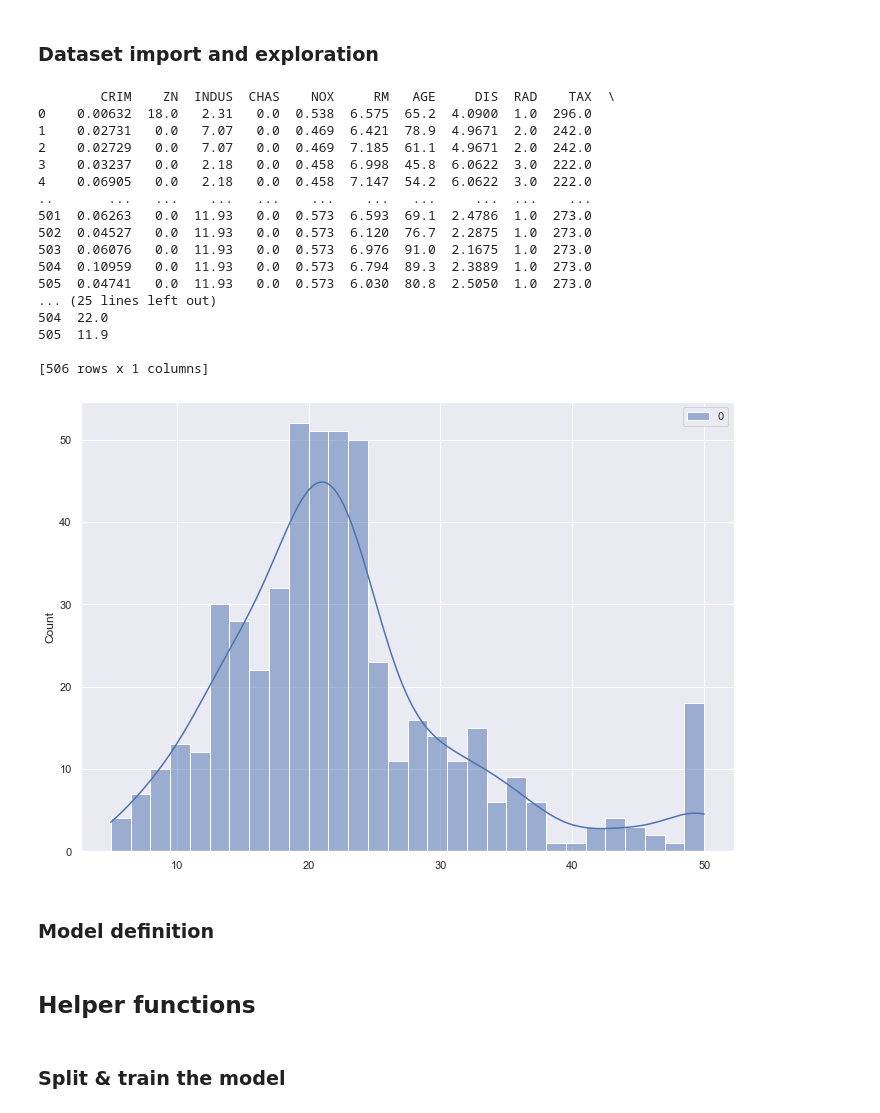
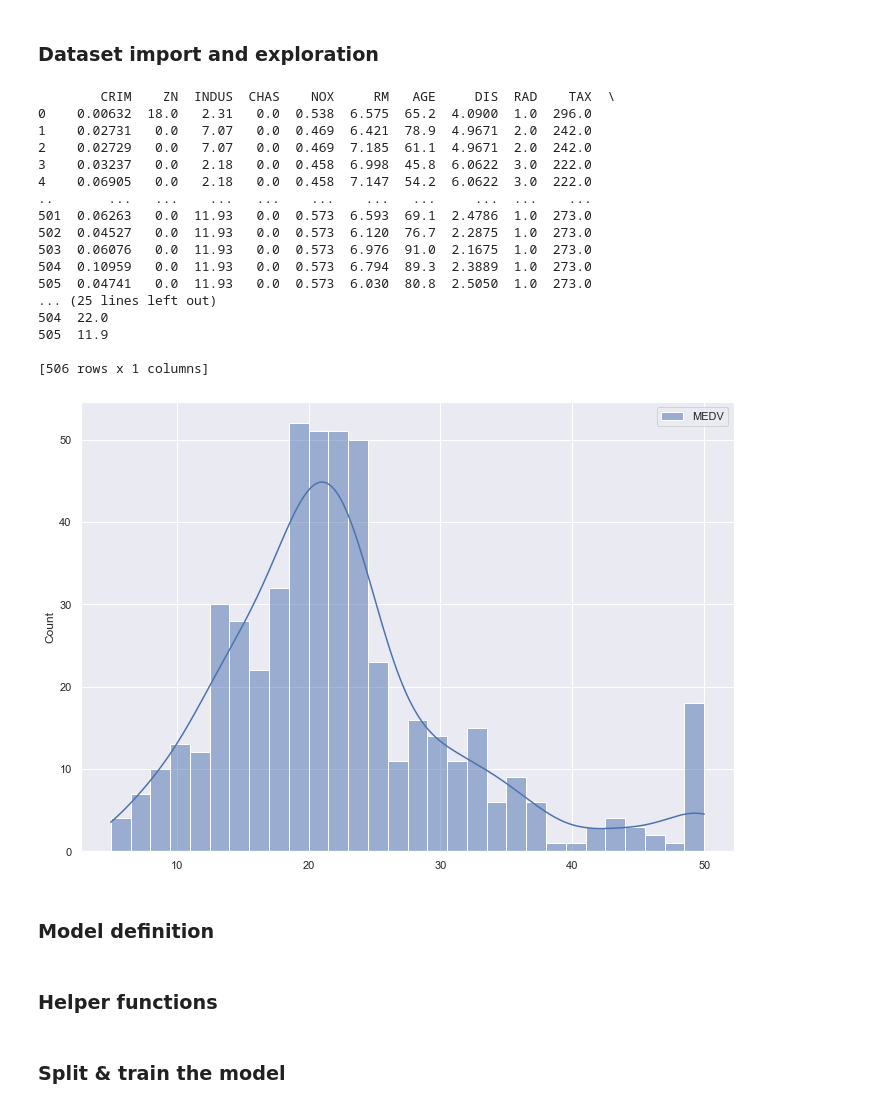
Before and after one commit to VangelisTsiatouras/machine-learning-msc, a Jupyter notebook: linear_regression/linear_regression.ipynb, the cells around one changed output. Saved outputs shown, nothing was run; the diff lists cells and outputs as text; code cells hidden in the pictures.

```diff
--- a/linear_regression/linear_regression.ipynb
+++ b/linear_regression/linear_regression.ipynb
@@ -40,32 +42,32 @@ from sklearn.linear_model import LinearRegression
 # %%
 boston_dataset = load_boston()
 boston_X_df = pd.DataFrame(boston_dataset.data, columns=boston_dataset.feature_names)
-boston_y_df = pd.DataFrame(boston_dataset.target)
+boston_y_df = pd.DataFrame(boston_dataset.target, columns=['MEDV'])
 print(boston_X_df)
 print(boston_y_df)
 
 sns.set(rc={'figure.figsize':(11.7,8.27)})
 sns.histplot(boston_y_df, bins=30, kde=True)
 plt.show()
 # %% [output]
         CRIM    ZN  INDUS  CHAS    NOX     RM   AGE     DIS  RAD    TAX  \
 0    0.00632  18.0   2.31   0.0  0.538  6.575  65.2  4.0900  1.0  296.0
 1    0.02731   0.0   7.07   0.0  0.469  6.421  78.9  4.9671  2.0  242.0
 2    0.02729   0.0   7.07   0.0  0.469  7.185  61.1  4.9671  2.0  242.0
 3    0.03237   0.0   2.18   0.0  0.458  6.998  45.8  6.0622  3.0  222.0
 4    0.06905   0.0   2.18   0.0  0.458  7.147  54.2  6.0622  3.0  222.0
 ..       ...   ...    ...   ...    ...    ...   ...     ...  ...    ...
 501  0.06263   0.0  11.93   0.0  0.573  6.593  69.1  2.4786  1.0  273.0
 502  0.04527   0.0  11.93   0.0  0.573  6.120  76.7  2.2875  1.0  273.0
 503  0.06076   0.0  11.93   0.0  0.573  6.976  91.0  2.1675  1.0  273.0
 504  0.10959   0.0  11.93   0.0  0.573  6.794  89.3  2.3889  1.0  273.0
 505  0.04741   0.0  11.93   0.0  0.573  6.030  80.8  2.5050  1.0  273.0
 ... (25 lines left out)
 504  22.0
 505  11.9
 
 [506 rows x 1 columns]
-[figure, old version]
+[figure, new version]
 # %% [markdown]
 ### Model definition
 # %%
@@ -112,7 +112,7 @@ class MultipleLinearRegression:
         X = np.hstack((ones_array, X))
         return np.dot(X, self.coefs_)
 # %% [markdown]
-## Helper functions
+### Helper functions
 # %%
 def rss(y_true, y_pred):
     """
```
Also changed, not shown: parts of 18 cells of this notebook.
